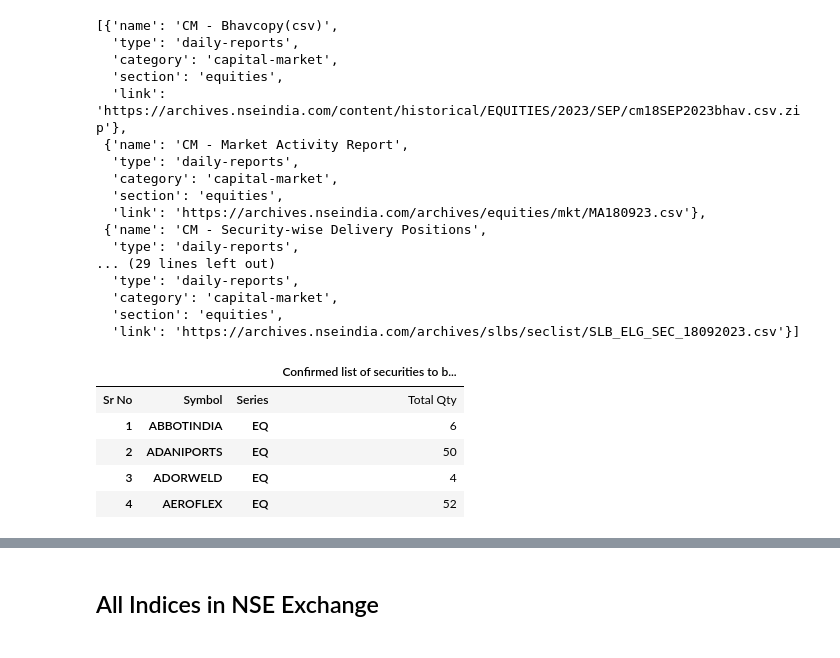
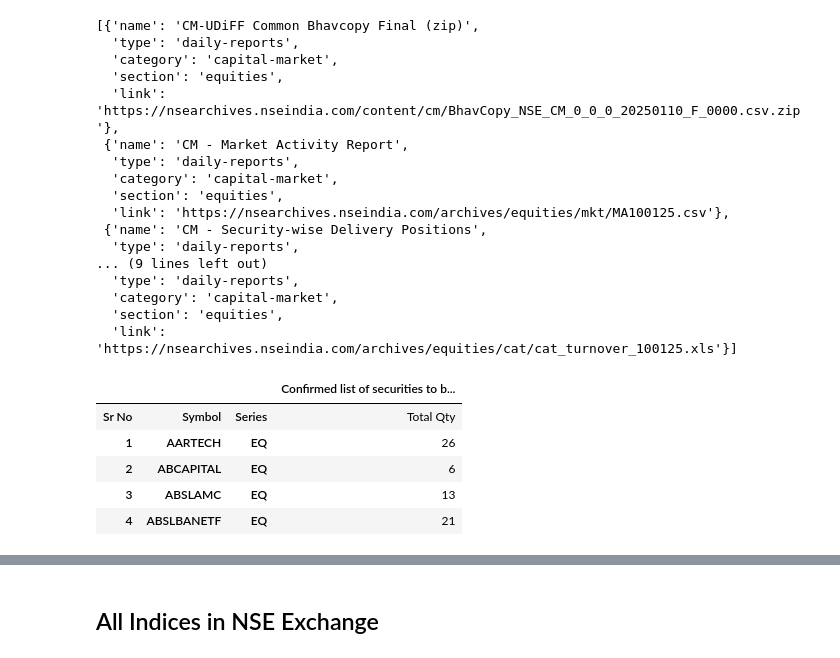
Before and after one commit to Sampad-Hegde/Bharat-SM-Data, a Jupyter notebook: examples/Technical_NSE.ipynb, the cells around one changed output, grey strips where cells are left out. Drawn from its saved outputs; the diff is of its cells as text; code cells hidden in the pictures.

```diff
--- a/examples/Technical_NSE.ipynb
+++ b/examples/Technical_NSE.ipynb
@@ -35,33 +27,37 @@ SYRMA
 # %%
 imp_reports_link = nse.get_important_reports()
-imp_reports_link
+imp_reports_link[:5]
 # %% [output]
-[{'name': 'CM - Bhavcopy(csv)',
+[{'name': 'CM-UDiFF Common Bhavcopy Final (zip)',
   'type': 'daily-reports',
   'category': 'capital-market',
   'section': 'equities',
-  'link': 'https://archives.nseindia.com/content/historical/EQUITIES/2023/SEP/cm18SEP2023bhav.csv.zip'},
+  'link': 'https://nsearchives.nseindia.com/content/cm/BhavCopy_NSE_CM_0_0_0_20250110_F_0000.csv.zip'},
  {'name': 'CM - Market Activity Report',
   'type': 'daily-reports',
   'category': 'capital-market',
   'section': 'equities',
-  'link': 'https://archives.nseindia.com/archives/equities/mkt/MA180923.csv'},
+  'link': 'https://nsearchives.nseindia.com/archives/equities/mkt/MA100125.csv'},
  {'name': 'CM - Security-wise Delivery Positions',
   'type': 'daily-reports',
-... (29 lines left out)
+... (9 lines left out)
   'type': 'daily-reports',
   'category': 'capital-market',
   'section': 'equities',
-  'link': 'https://archives.nseindia.com/archives/slbs/seclist/SLB_ELG_SEC_18092023.csv'}]
+  'link': 'https://nsearchives.nseindia.com/archives/equities/cat/cat_turnover_100125.xls'}]
 # %%
 # Let's say you need report of `CM - Security-wise Delivery Positions`
 report_link = imp_reports_link[3].get('link')
-report_df = pd.read_csv(report_link)
-report_df.head()
+headers = {
+    'User-Agent': 'Mozilla/5.0 (Windows NT 10.0; Win64; x64) AppleWebKit/537.36 (KHTML, like Gecko) Chrome/91.0.4472.124 Safari/537.36',
+    'Accept': 'text/csv'
+}
+response = requests.get(report_link, headers=headers, timeout=15)
+pd.read_csv(StringIO(response.text)).head()
 # %% [output]
 |  |  |  | Confirmed list of securities to b... |
 | Sr No | Symbol | Series | Total Qty |
-| 1 | ABBOTINDIA | EQ | 6 |
-| 2 | ADANIPORTS | EQ | 50 |
-| 3 | ADORWELD | EQ | 4 |
-| 4 | AEROFLEX | EQ | 52 |
+| 1 | AARTECH | EQ | 26 |
+| 2 | ABCAPITAL | EQ | 6 |
+| 3 | ABSLAMC | EQ | 13 |
+| 4 | ABSLBANETF | EQ | 21 |
```
Also changed, not shown: parts of 12 cells of this notebook, 9 other files.
